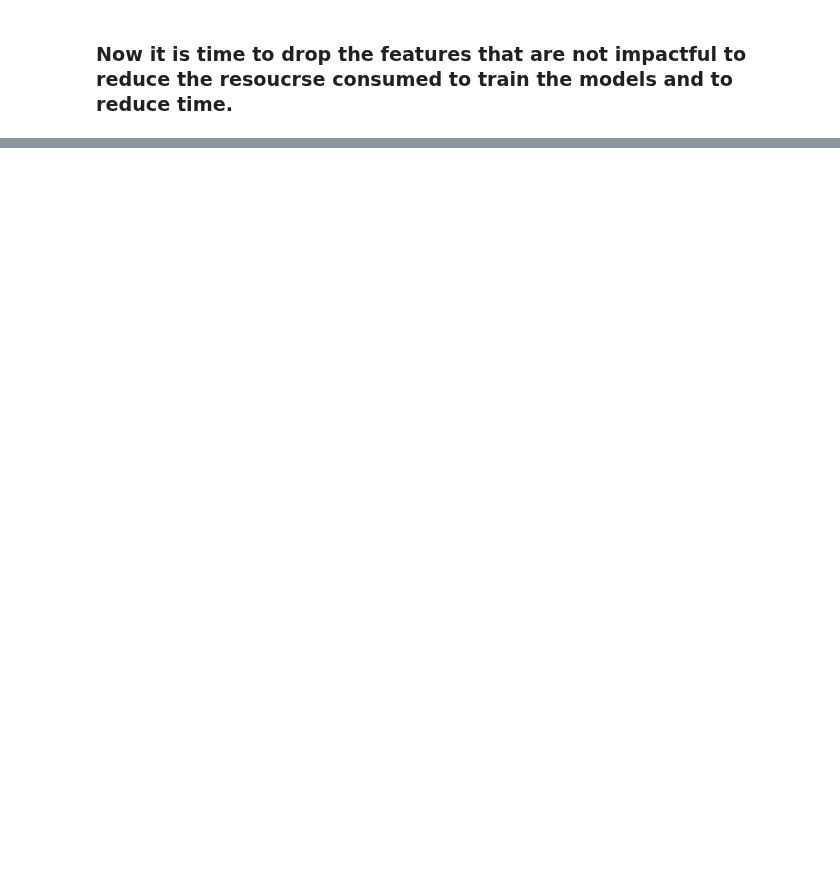
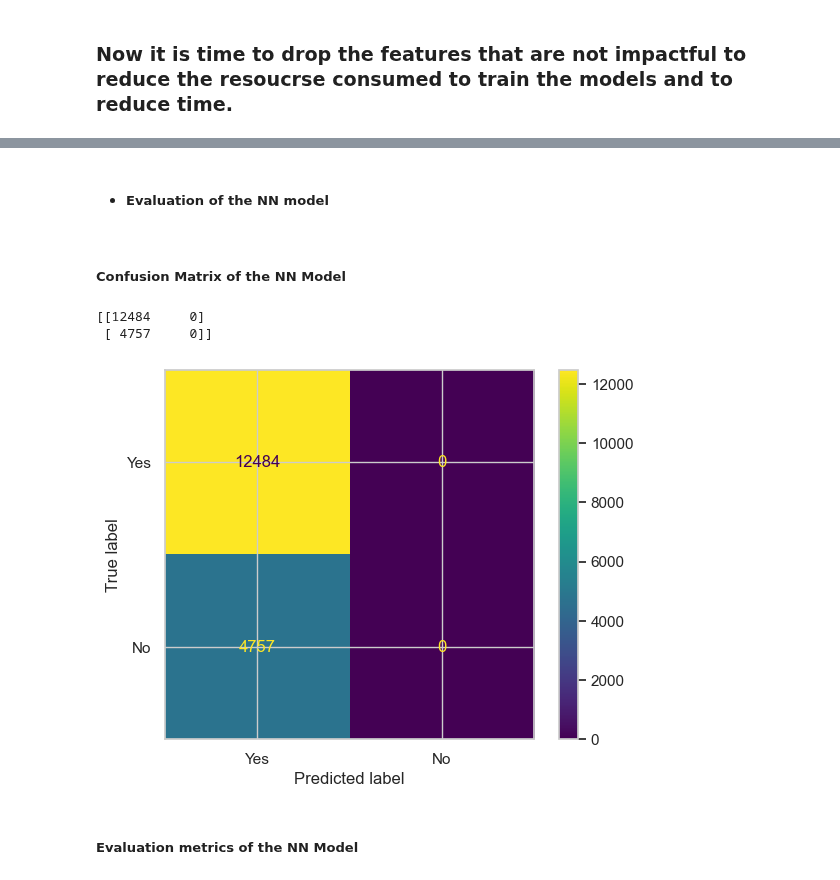
Before and after one commit to cmps460s24/mp-t9-amar-mohamed-osama-salman, a Jupyter notebook: project_new/project.ipynb, the cells around one changed output, grey strips where cells are left out. Cells and saved outputs as stored; diff of their text form; code cells hidden in the pictures; blank space fills up the shorter version.

```diff
--- a/project_new/project.ipynb
+++ b/project_new/project.ipynb
@@ -909,0 +1025,4 @@ Name: is_canceled, dtype: float64
+# %%
+rf_classifier = RandomForestClassifier(n_estimators=100, random_state=42, criterion="gini")
+
+rf_classifier.fit(X_train, y_train)
@@ -909,0 +1153,16 @@ Name: is_canceled, dtype: float64
+# %%
+lossfun = nn.CrossEntropyLoss()
+optimizer = torch.optim.Adam(model.parameters(), lr=0.01)
+num_epochs = 100
+
+for epoch in range(num_epochs):
+
+    outputs = model(X_train)
+    loss = lossfun(outputs, y_train)
+
+    optimizer.zero_grad()
+    loss.backward()
+    optimizer.step()
+
+    if (epoch+1) % 10 == 0:
+        print(f'Epoch [{epoch+1}/{num_epochs}], Loss: {loss.item():.4f}')
@@ -909,0 +1182,13 @@ Name: is_canceled, dtype: float64
+# %%
+with torch.no_grad():
+    outputs = model(X_test)
+
+_, model_predicted = torch.max(outputs.data, 1)
+
+print('First 5 model predictions (y_pred) :', outputs[:5])
+print('First 5 predicted classes :', model_predicted[:5])
+print('First 5 actual classes (y_test) :', y_test[:5])
+
+correct = (model_predicted == y_test).sum().item()
+model_accuracy = correct / len(y_test)
+print(f'Accuracy:  {model_accuracy}')
@@ -909,0 +1204,16 @@ Name: is_canceled, dtype: float64
+# %% [markdown]
+- ##### Evaluation of the NN model
+# %% [markdown]
+##### Confusion Matrix of the NN Model
+# %%
+cm = confusion_matrix(y_test, model_predicted)
+print(cm)
+disp = ConfusionMatrixDisplay(confusion_matrix=cm, display_labels=["Yes", "No"])
+disp.plot()
+plt.show()
+# %% [output]
+[[12484     0]
+ [ 4757     0]]
+[figure, added]
+# %% [markdown]
+##### Evaluation metrics of the NN Model
```
Also changed, not shown: parts of 55 cells of this notebook.
